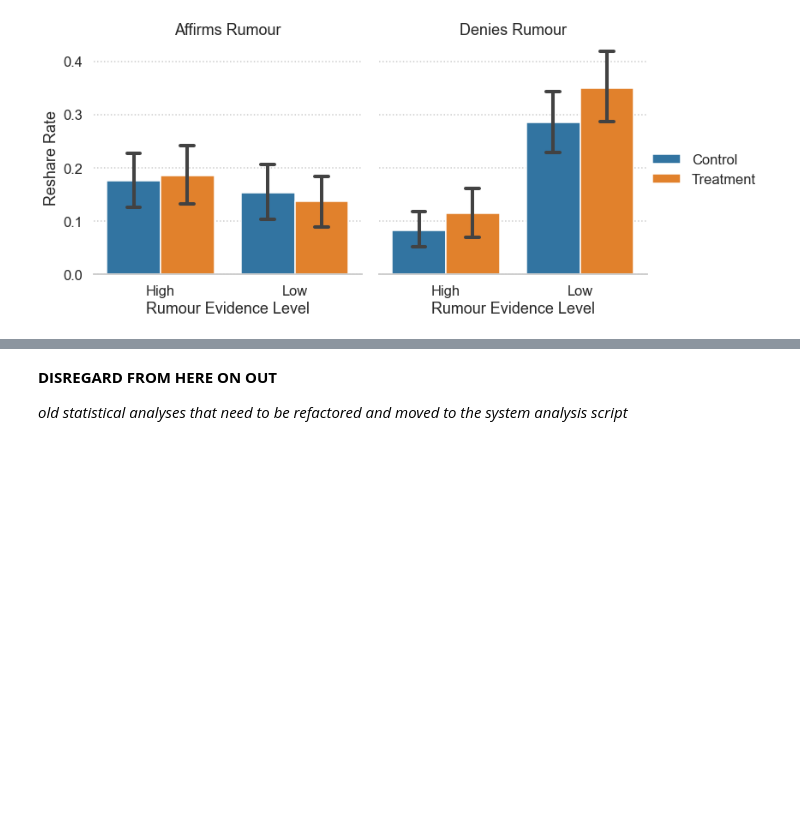
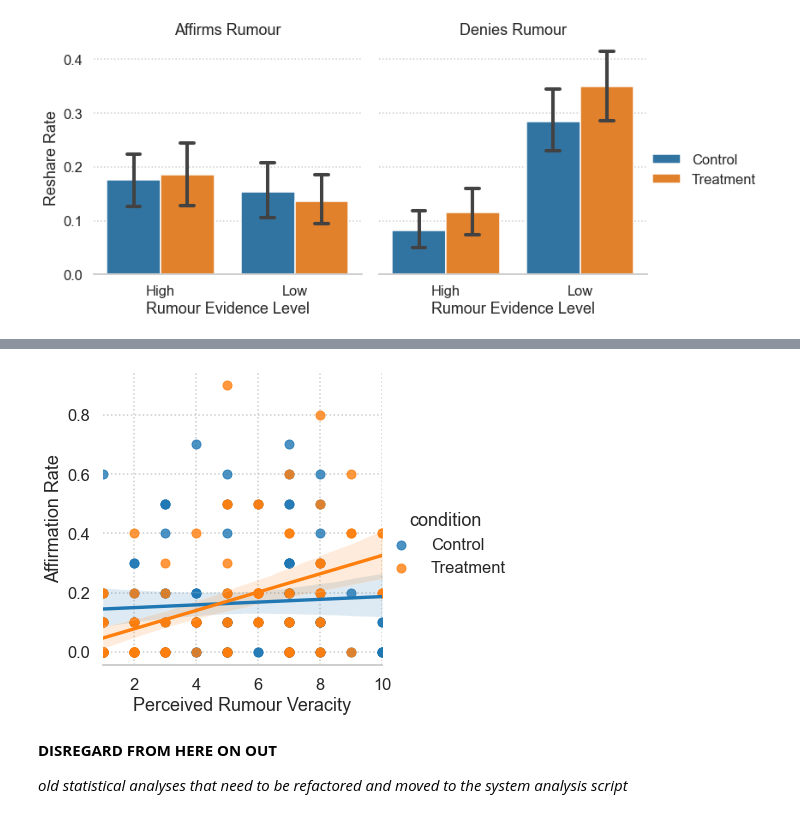
Before and after one commit to cameron-raymond/SDS-Thesis, a Jupyter notebook: notebooks/Descriptive_Analysis.ipynb, the cells around one changed output, grey strips where cells are left out. Drawn from its saved outputs; the diff is of its cells as text; code cells hidden in the pictures; blank space fills up the shorter version.

```diff
--- a/notebooks/Descriptive_Analysis.ipynb
+++ b/notebooks/Descriptive_Analysis.ipynb
@@ -210,3 +214,13 @@ sns.despine(left=True)
+# %%
+markers = {"High": "o", "Low": "x"}
+g = sns.lmplot(x="veracityEstimate",
+               y="Affirms",
+               hue="condition",
+               data=reshare_rates)
+g.set(xlabel="Perceived Rumour Veracity",ylabel="Affirmation Rate")
+sns.despine(left=True)
+# %% [output]
+[figure, added]
 # %% [markdown]
 **DISREGARD FROM HERE ON OUT**
 
```
Also changed, not shown: parts of 5 cells of this notebook, 4 other files.
